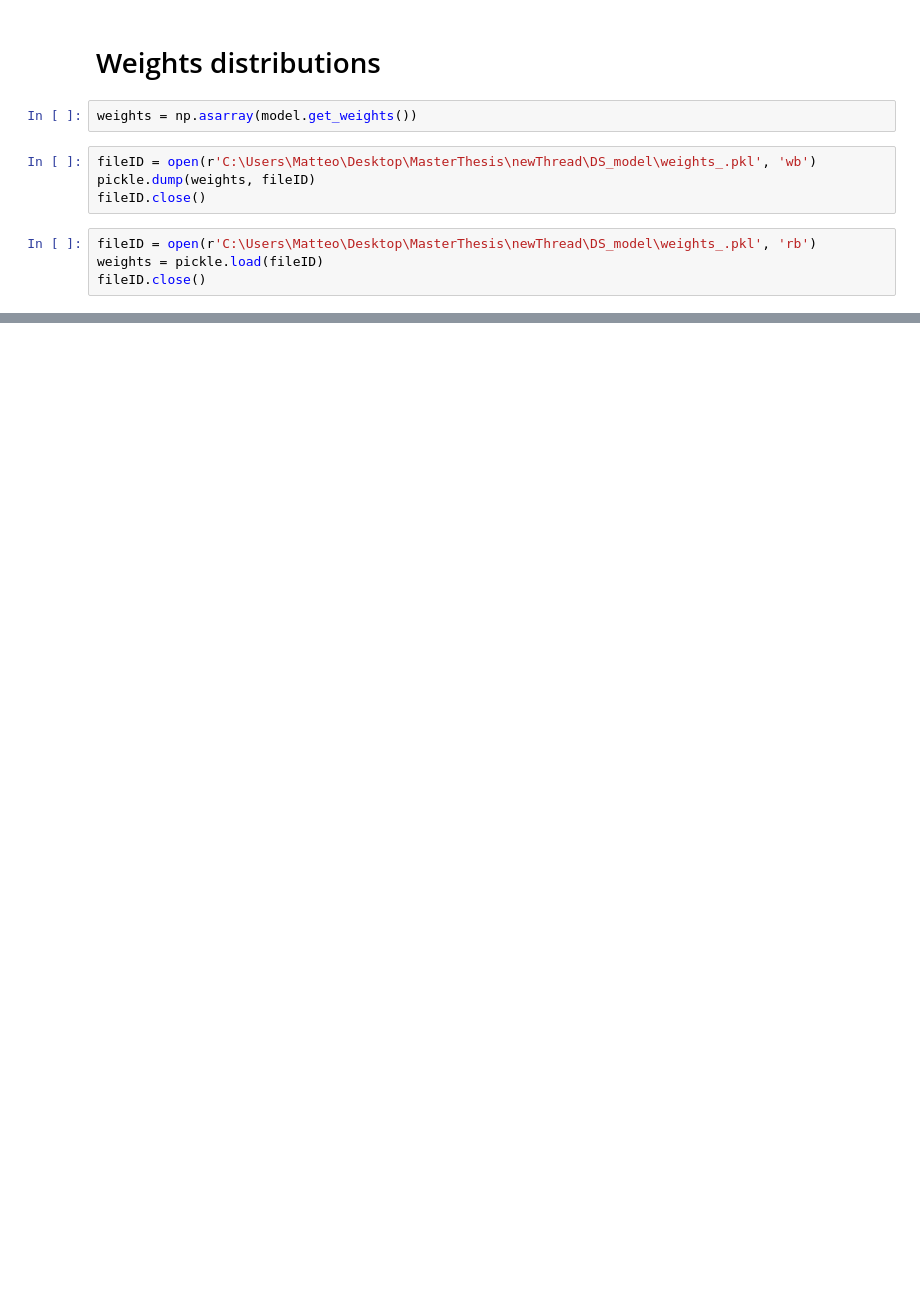
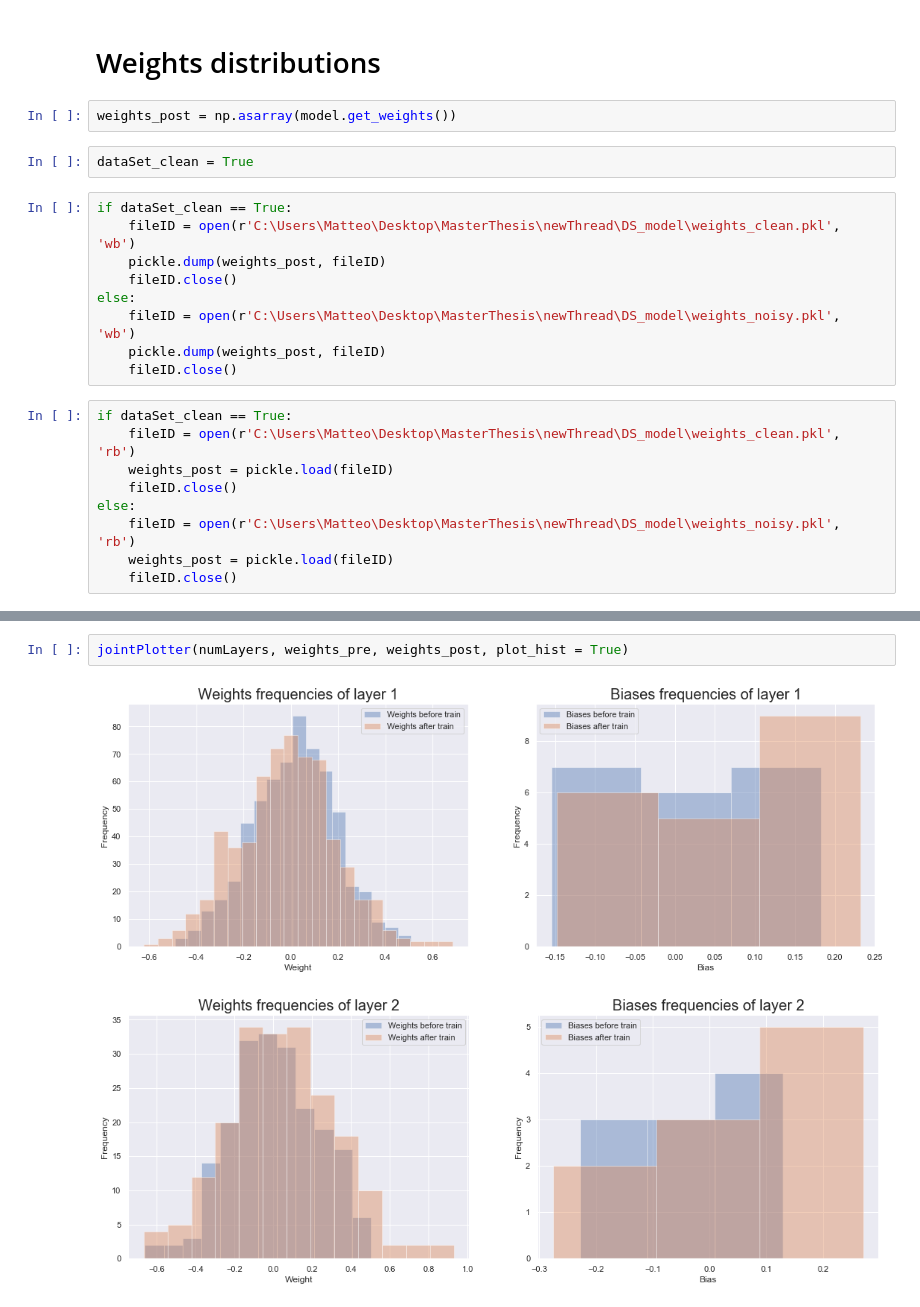
Before and after one commit to MatteoZambra/SM_ML__MScThesis, a Jupyter notebook: NN_model.ipynb, the cells around one changed output, grey strips where cells are left out. Cells and saved outputs as stored; diff of their text form; blank space fills up the shorter version.

```diff
--- a/NN_model.ipynb
+++ b/NN_model.ipynb
@@ -213,15 +297,27 @@ Model evaluation on test data: loss and accuracy
 # %% [markdown]
 # Weights distributions
 # %%
-weights = np.asarray(model.get_weights())
+weights_post = np.asarray(model.get_weights())
+# %%
+dataSet_clean = True
 # %%
-fileID = open(r'C:\Users\Matteo\Desktop\MasterThesis\newThread\DS_model\weights_.pkl', 'wb')
-pickle.dump(weights, fileID)
-fileID.close()
+if dataSet_clean == True:
+    fileID = open(r'C:\Users\Matteo\Desktop\MasterThesis\newThread\DS_model\weights_clean.pkl', 'wb')
+    pickle.dump(weights_post, fileID)
+    fileID.close()
+else:
+    fileID = open(r'C:\Users\Matteo\Desktop\MasterThesis\newThread\DS_model\weights_noisy.pkl', 'wb')
+    pickle.dump(weights_post, fileID)
+    fileID.close()
 # %%
-fileID = open(r'C:\Users\Matteo\Desktop\MasterThesis\newThread\DS_model\weights_.pkl', 'rb')
-weights = pickle.load(fileID)
-fileID.close()
+if dataSet_clean == True:
+    fileID = open(r'C:\Users\Matteo\Desktop\MasterThesis\newThread\DS_model\weights_clean.pkl', 'rb')
+    weights_post = pickle.load(fileID)
+    fileID.close()
+else:
+    fileID = open(r'C:\Users\Matteo\Desktop\MasterThesis\newThread\DS_model\weights_noisy.pkl', 'rb')
+    weights_post = pickle.load(fileID)
+    fileID.close()
 # %%
 # weights is a 4 entry list.
 # weights[0] is the  weights matrix of the input -> hidden layer
@@ -284,0 +337,5 @@ plt.show()
+# %%
+jointPlotter(numLayers, weights_pre, weights_post, plot_hist = True)
+# %% [output]
+[figure, added]
+[figure, added]
```
Also changed, not shown: parts of 16 cells of this notebook, 2 other files.
